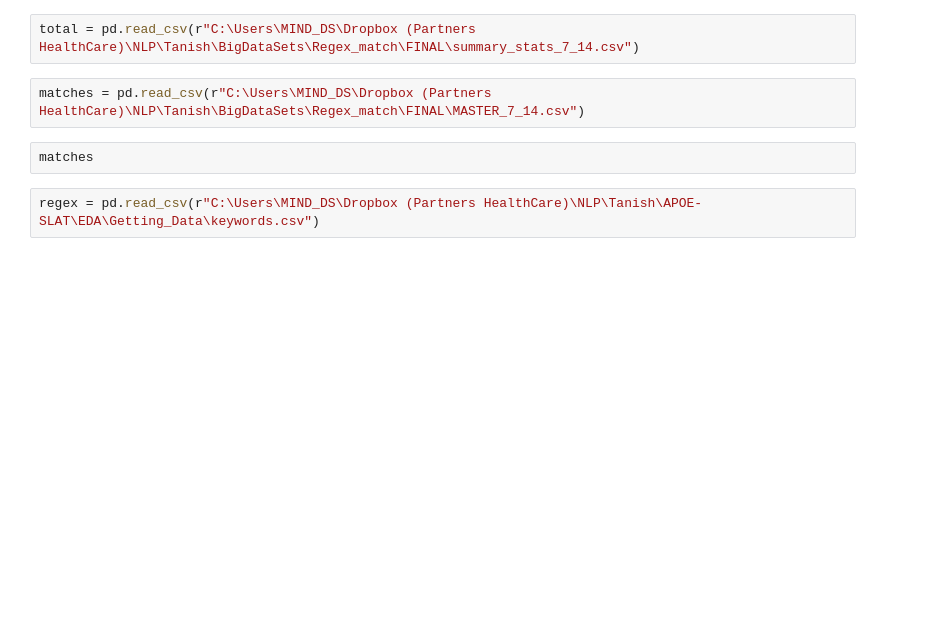
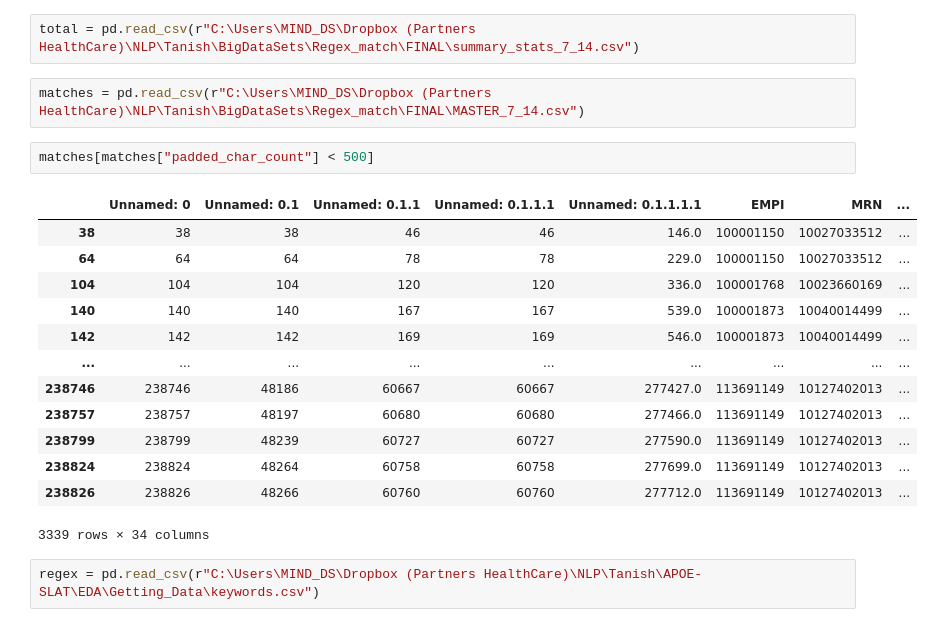
Before and after one commit to anaconda121/NeuraHealth, a Jupyter notebook: EDA/Pre-Annotations/Diversity_Sampling.ipynb, the cells around one changed output. Cells and saved outputs as stored; diff of their text form; blank space fills up the shorter version.

```diff
--- a/EDA/Pre-Annotations/Diversity_Sampling.ipynb
+++ b/EDA/Pre-Annotations/Diversity_Sampling.ipynb
@@ -23,8 +23,22 @@ warnings.filterwarnings("ignore")
 total = pd.read_csv(r"C:\Users\MIND_DS\Dropbox (Partners HealthCare)\NLP\Tanish\BigDataSets\Regex_match\FINAL\summary_stats_7_14.csv")
 # %%
 matches = pd.read_csv(r"C:\Users\MIND_DS\Dropbox (Partners HealthCare)\NLP\Tanish\BigDataSets\Regex_match\FINAL\MASTER_7_14.csv")
-# %%
-matches
+# %%
+matches[matches["padded_char_count"] < 500]
+# %% [output]
+|  | Unnamed: 0 | Unnamed: 0.1 | Unnamed: 0.1.1 | Unnamed: 0.1.1.1 | Unnamed: 0.1.1.1.1 | EMPI | MRN | ... |
+| 38 | 38 | 38 | 46 | 46 | 146.0 | 100001150 | 10027033512 | ... |
+| 64 | 64 | 64 | 78 | 78 | 229.0 | 100001150 | 10027033512 | ... |
+| 104 | 104 | 104 | 120 | 120 | 336.0 | 100001768 | 10023660169 | ... |
+| 140 | 140 | 140 | 167 | 167 | 539.0 | 100001873 | 10040014499 | ... |
+| 142 | 142 | 142 | 169 | 169 | 546.0 | 100001873 | 10040014499 | ... |
+| ... | ... | ... | ... | ... | ... | ... | ... | ... |
+| 238746 | 238746 | 48186 | 60667 | 60667 | 277427.0 | 113691149 | 10127402013 | ... |
+| 238757 | 238757 | 48197 | 60680 | 60680 | 277466.0 | 113691149 | 10127402013 | ... |
+| 238799 | 238799 | 48239 | 60727 | 60727 | 277590.0 | 113691149 | 10127402013 | ... |
+| 238824 | 238824 | 48264 | 60758 | 60758 | 277699.0 | 113691149 | 10127402013 | ... |
+| 238826 | 238826 | 48266 | 60760 | 60760 | 277712.0 | 113691149 | 10127402013 | ... |
+3339 rows × 34 columns
 # %%
 regex = pd.read_csv(r"C:\Users\MIND_DS\Dropbox (Partners HealthCare)\NLP\Tanish\APOE-SLAT\EDA\Getting_Data\keywords.csv")
 # %%
```
Also changed, not shown: parts of 2 cells of this notebook.
